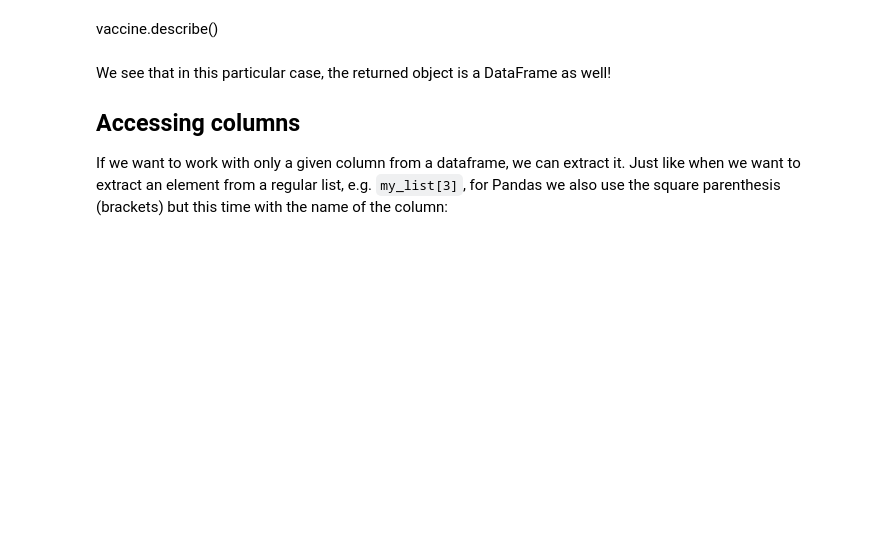
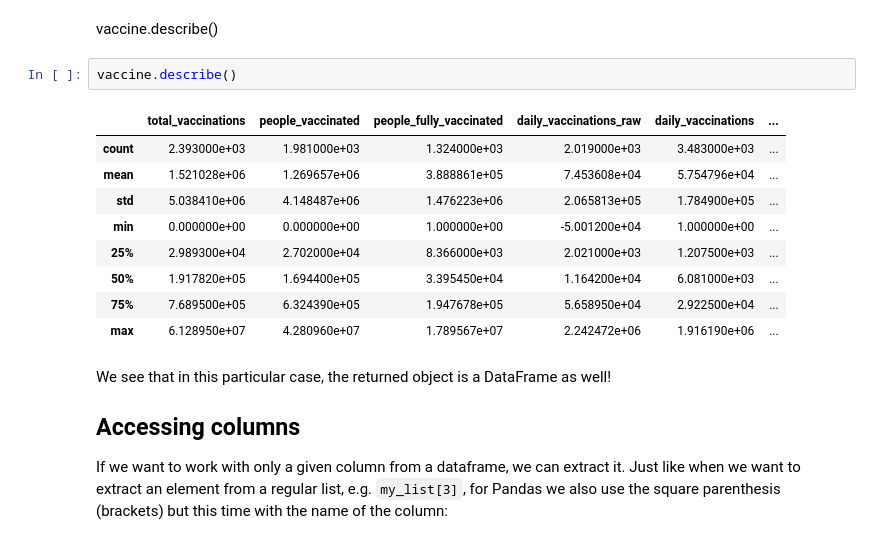
Before and after one commit to sr-DCBP/Data-Science, a Jupyter notebook: 02_Intro_Pandas_Numpy.ipynb, the cells around one changed output. Drawn from its saved outputs; the diff is of its cells as text; blank space fills up the shorter version.

````diff
--- a/02_Intro_Pandas_Numpy.ipynb
+++ b/02_Intro_Pandas_Numpy.ipynb
@@ -64,6 +101,18 @@ vaccine.head(5)
 We will learn later how to extract statistics, but just as an example of functions that exsit, you can for example get a basic statistical description of a DataFrame using the ```describe``` method:
 # %% [markdown]
 vaccine.describe()
+# %%
+vaccine.describe()
+# %% [output]
+|  | total_vaccinations | people_vaccinated | people_fully_vaccinated | daily_vaccinations_raw | daily_vaccinations | ... |
+| count | 2.393000e+03 | 1.981000e+03 | 1.324000e+03 | 2.019000e+03 | 3.483000e+03 | ... |
+| mean | 1.521028e+06 | 1.269657e+06 | 3.888861e+05 | 7.453608e+04 | 5.754796e+04 | ... |
+| std | 5.038410e+06 | 4.148487e+06 | 1.476223e+06 | 2.065813e+05 | 1.784900e+05 | ... |
+| min | 0.000000e+00 | 0.000000e+00 | 1.000000e+00 | -5.001200e+04 | 1.000000e+00 | ... |
+| 25% | 2.989300e+04 | 2.702000e+04 | 8.366000e+03 | 2.021000e+03 | 1.207500e+03 | ... |
+| 50% | 1.917820e+05 | 1.694400e+05 | 3.395450e+04 | 1.164200e+04 | 6.081000e+03 | ... |
+| 75% | 7.689500e+05 | 6.324390e+05 | 1.947678e+05 | 5.658950e+04 | 2.922500e+04 | ... |
+| max | 6.128950e+07 | 4.280960e+07 | 1.789567e+07 | 2.242472e+06 | 1.916190e+06 | ... |
 # %% [markdown]
 We see that in this particular case, the returned object is a DataFrame as well!
 
````
Also changed, not shown: parts of 12 cells of this notebook.
